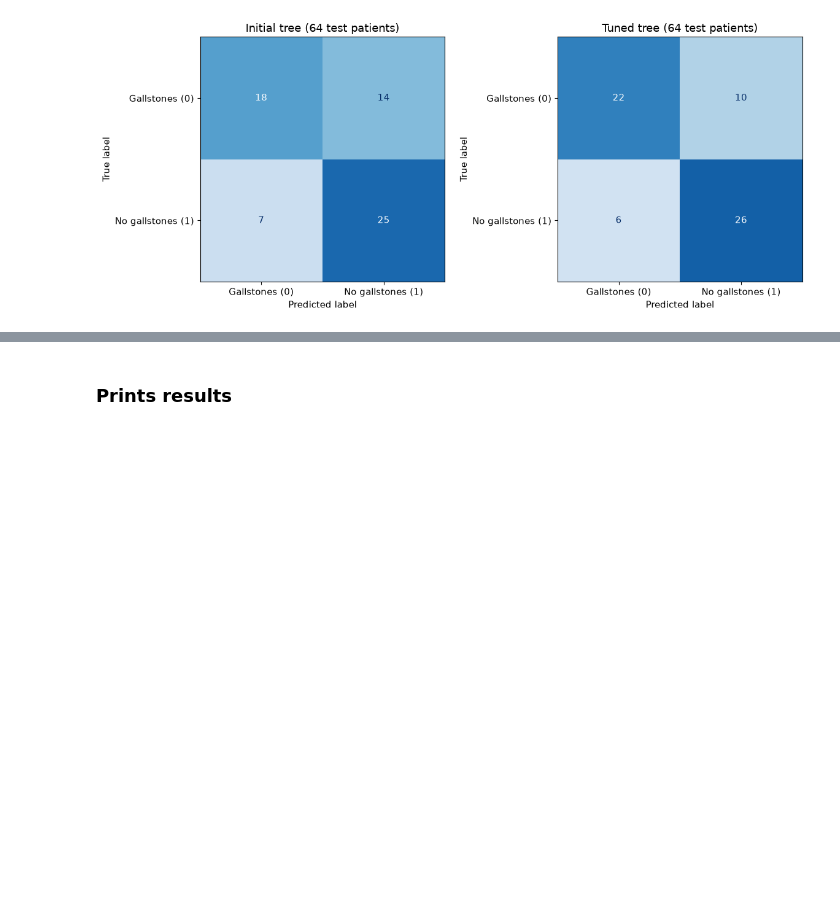
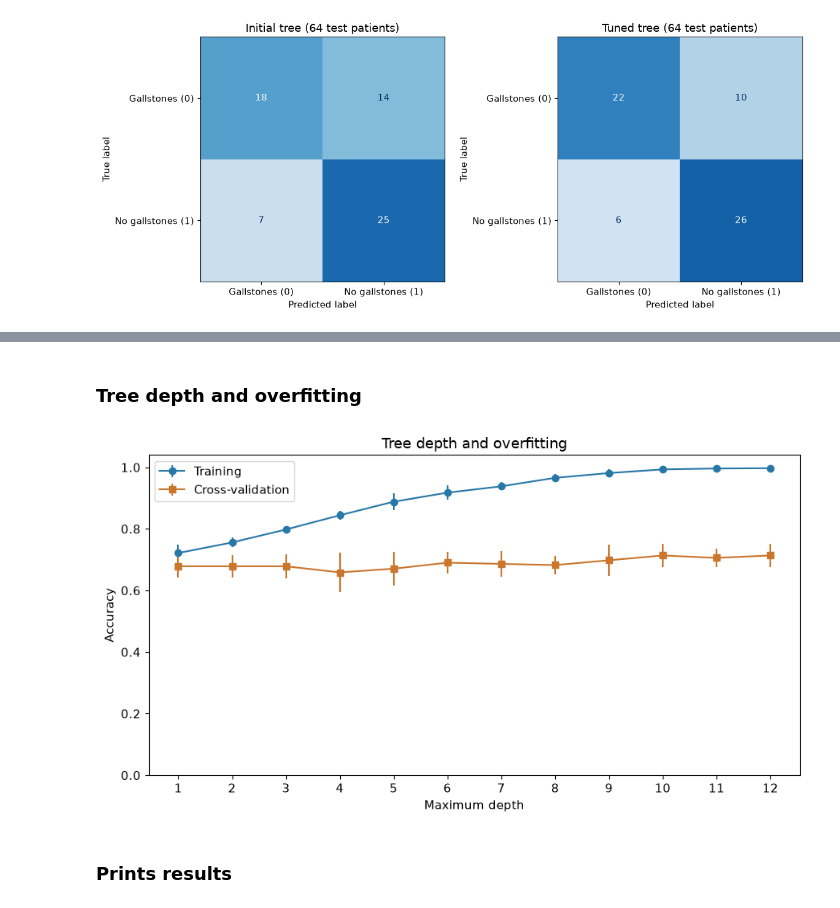
Before and after one commit to aaamainorg/dat540-group1, a Jupyter notebook: Model_decision_tree_dev.ipynb, the cells around one changed output, grey strips where cells are left out. Cells and saved outputs as stored; diff of their text form; code cells hidden in the pictures; blank space fills up the shorter version.

```diff
--- a/Model_decision_tree_dev.ipynb
+++ b/Model_decision_tree_dev.ipynb
@@ -175,3 +187,23 @@ plt.show() # viser begge matrisene
+# %% [markdown]
+### Tree depth and overfitting
+# %%
+depths = np.arange(1, 13) # velger dybdene 1 til og med 12
+depth_train, depth_cv = ms.validation_curve( # måler resultatene ved ulike maksimale dybder.
+    decision_tree, X_train, y_train, param_name="max_depth", # endrer bare dybden til startmodellen.
+    param_range=depths, cv=cv, scoring="accuracy" # måler nøyaktighet med de samme fem foldene.
+)
+fig, ax = plt.subplots() # lager figuren
+ax.errorbar(depths, depth_train.mean(axis=1), yerr=depth_train.std(axis=1), # beregner snitt og spredning for trening
+            color=COLORS[0], fmt="o-", label="Training") # tegner treningskurven med runde punkter
+ax.errorbar(depths, depth_cv.mean(axis=1), yerr=depth_cv.std(axis=1), # beregner snitt og spredning for validering
+            color=COLORS[2], fmt="s-", label="Cross-validation") # tegner valideringskurven med firkanter
+ax.set(title="Tree depth and overfitting", xlabel="Maximum depth", ylabel="Accuracy", # navngir grafen og aksene
+       ylim=(0, 1.04), xticks=depths) # bruker en skala fra null og viser hver dybde
+ax.legend() # forklarer de to kurvene
+plt.tight_layout() # sørger for at teksten får plass
+plt.show() # viser hvordan dybden påvirker resultatene
+# %% [output]
+[figure, added]
 # %% [markdown]
 ### Prints results
 # %%
```
Also changed, not shown: parts of 2 cells of this notebook.
